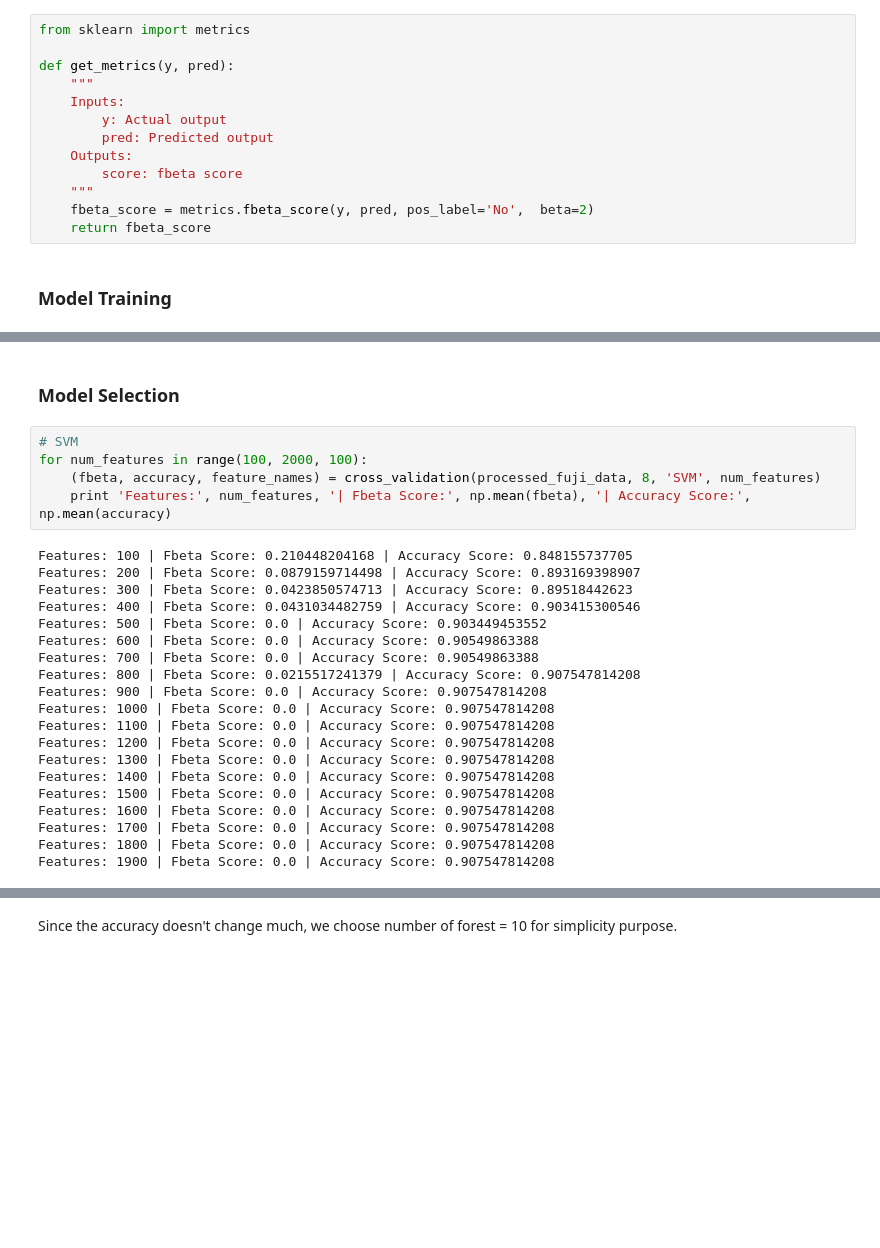
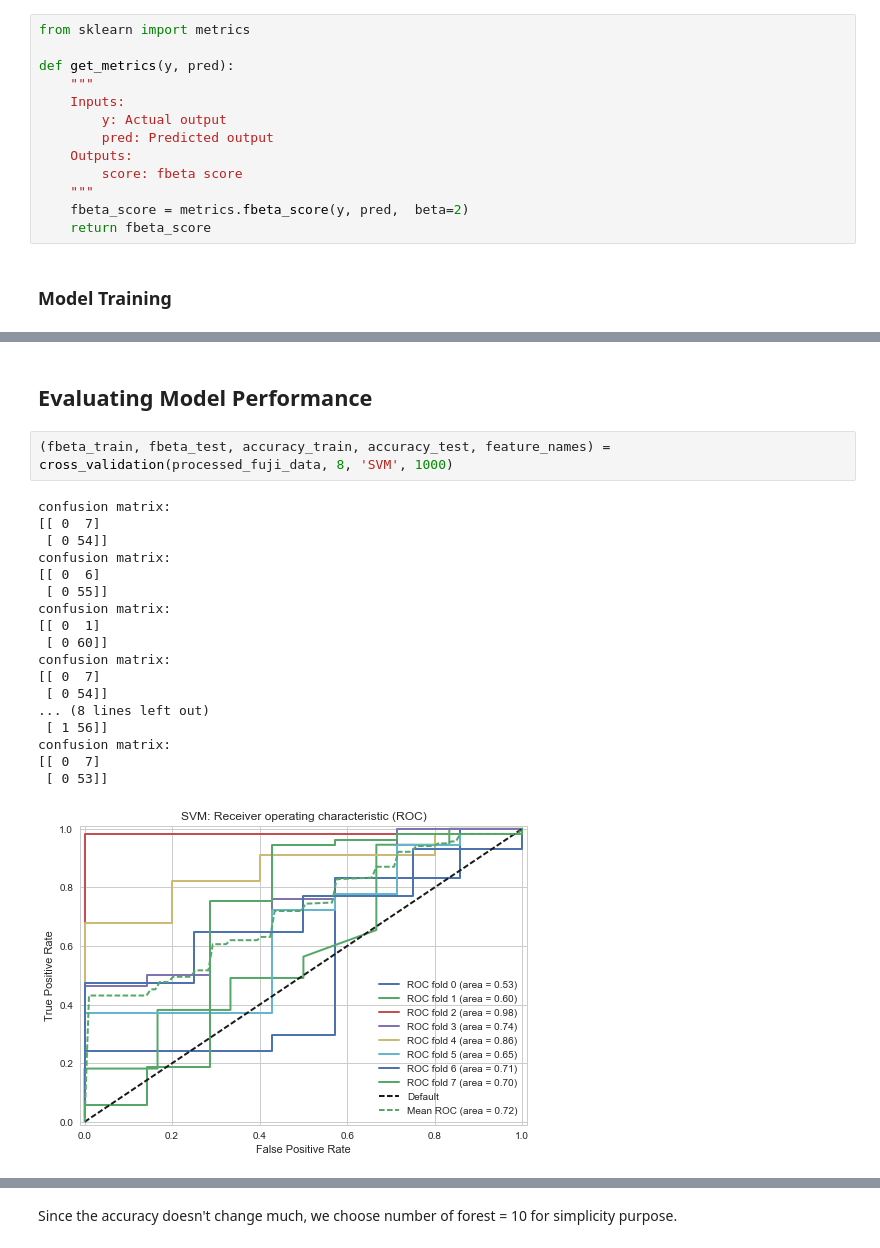
Before and after one commit to nikhilba/Epinions-Sentiment-Analysis, a Jupyter notebook: Analysis/Sentiment_Analysis.ipynb, the cells around one changed output, grey strips where cells are left out. Drawn from its saved outputs; the diff is of its cells as text; blank space fills up the shorter version.

```diff
--- a/Analysis/Sentiment_Analysis.ipynb
+++ b/Analysis/Sentiment_Analysis.ipynb
@@ -410,7 +413,7 @@ def get_metrics(y, pred):
     Outputs:
         score: fbeta score
     """
-    fbeta_score = metrics.fbeta_score(y, pred, pos_label='No',  beta=2)
+    fbeta_score = metrics.fbeta_score(y, pred,  beta=2)
     return fbeta_score
 # %% [markdown]
 ### Model Training
@@ -525,27 +563,23 @@ def cross_validation(df, k, model, num_features, num_forest = 100):
 # %% [markdown]
-### Model Selection
+## Evaluating Model Performance
-# %%
-# SVM
-for num_features in range(100, 2000, 100):
-    (fbeta, accuracy, feature_names) = cross_validation(processed_fuji_data, 8, 'SVM', num_features)
-    print 'Features:', num_features, '| Fbeta Score:', np.mean(fbeta), '| Accuracy Score:', np.mean(accuracy)
-# %% [output]
-Features: 100 | Fbeta Score: 0.210448204168 | Accuracy Score: 0.848155737705
-Features: 200 | Fbeta Score: 0.0879159714498 | Accuracy Score: 0.893169398907
-Features: 300 | Fbeta Score: 0.0423850574713 | Accuracy Score: 0.89518442623
-Features: 400 | Fbeta Score: 0.0431034482759 | Accuracy Score: 0.903415300546
-Features: 500 | Fbeta Score: 0.0 | Accuracy Score: 0.903449453552
-Features: 600 | Fbeta Score: 0.0 | Accuracy Score: 0.90549863388
-Features: 700 | Fbeta Score: 0.0 | Accuracy Score: 0.90549863388
-Features: 800 | Fbeta Score: 0.0215517241379 | Accuracy Score: 0.907547814208
-Features: 900 | Fbeta Score: 0.0 | Accuracy Score: 0.907547814208
-Features: 1000 | Fbeta Score: 0.0 | Accuracy Score: 0.907547814208
-Features: 1100 | Fbeta Score: 0.0 | Accuracy Score: 0.907547814208
-Features: 1200 | Fbeta Score: 0.0 | Accuracy Score: 0.907547814208
-Features: 1300 | Fbeta Score: 0.0 | Accuracy Score: 0.907547814208
-Features: 1400 | Fbeta Score: 0.0 | Accuracy Score: 0.907547814208
-Features: 1500 | Fbeta Score: 0.0 | Accuracy Score: 0.907547814208
-Features: 1600 | Fbeta Score: 0.0 | Accuracy Score: 0.907547814208
-Features: 1700 | Fbeta Score: 0.0 | Accuracy Score: 0.907547814208
-Features: 1800 | Fbeta Score: 0.0 | Accuracy Score: 0.907547814208
-Features: 1900 | Fbeta Score: 0.0 | Accuracy Score: 0.907547814208
+# %%
+(fbeta_train, fbeta_test, accuracy_train, accuracy_test, feature_names) = cross_validation(processed_fuji_data, 8, 'SVM', 1000)
+# %% [output]
+confusion matrix:
+[[ 0  7]
+ [ 0 54]]
+confusion matrix:
+[[ 0  6]
+ [ 0 55]]
+confusion matrix:
+[[ 0  1]
+ [ 0 60]]
+confusion matrix:
+[[ 0  7]
+ [ 0 54]]
+... (8 lines left out)
+ [ 1 56]]
+confusion matrix:
+[[ 0  7]
+ [ 0 53]]
+[figure, added]
```
Also changed, not shown: parts of 14 cells of this notebook.
